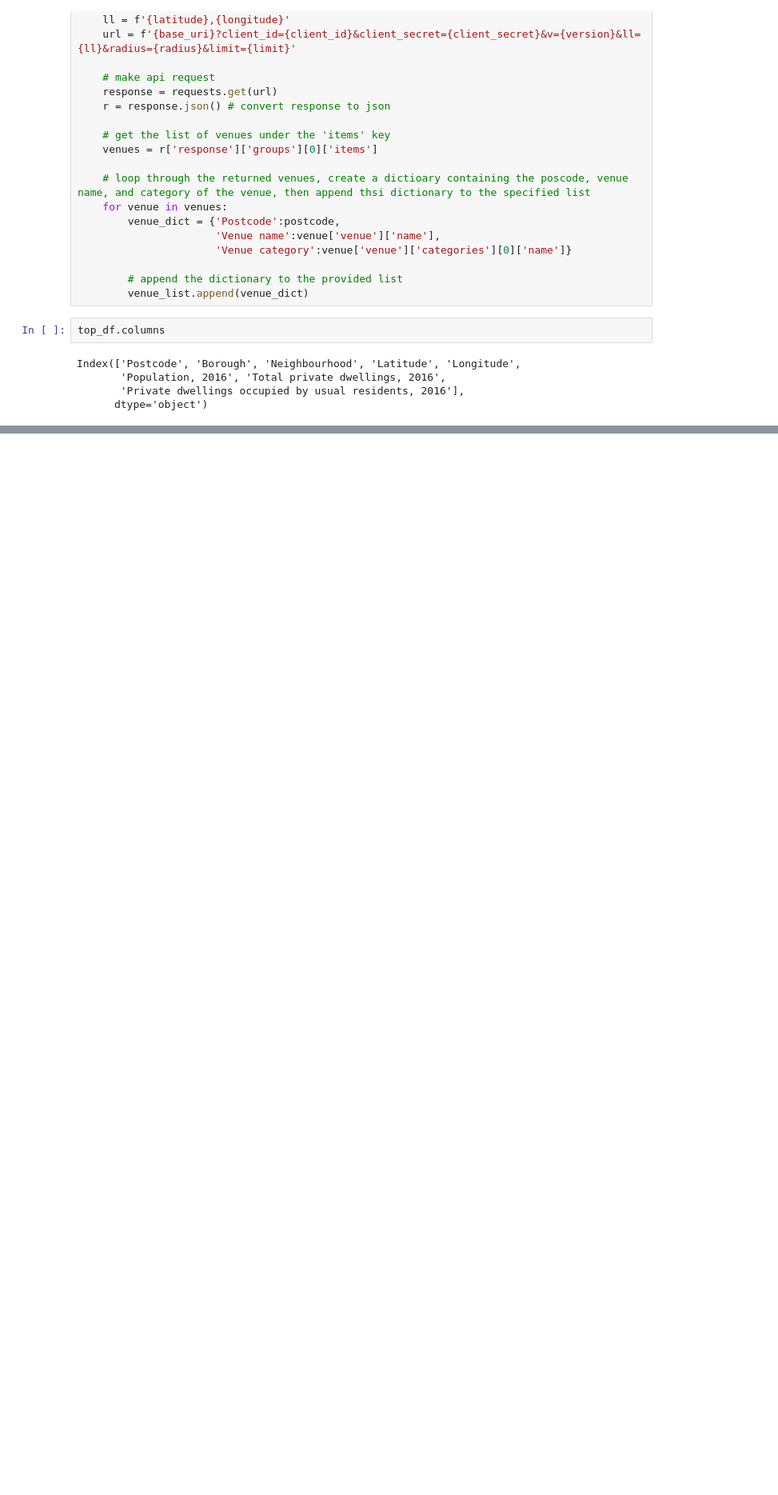
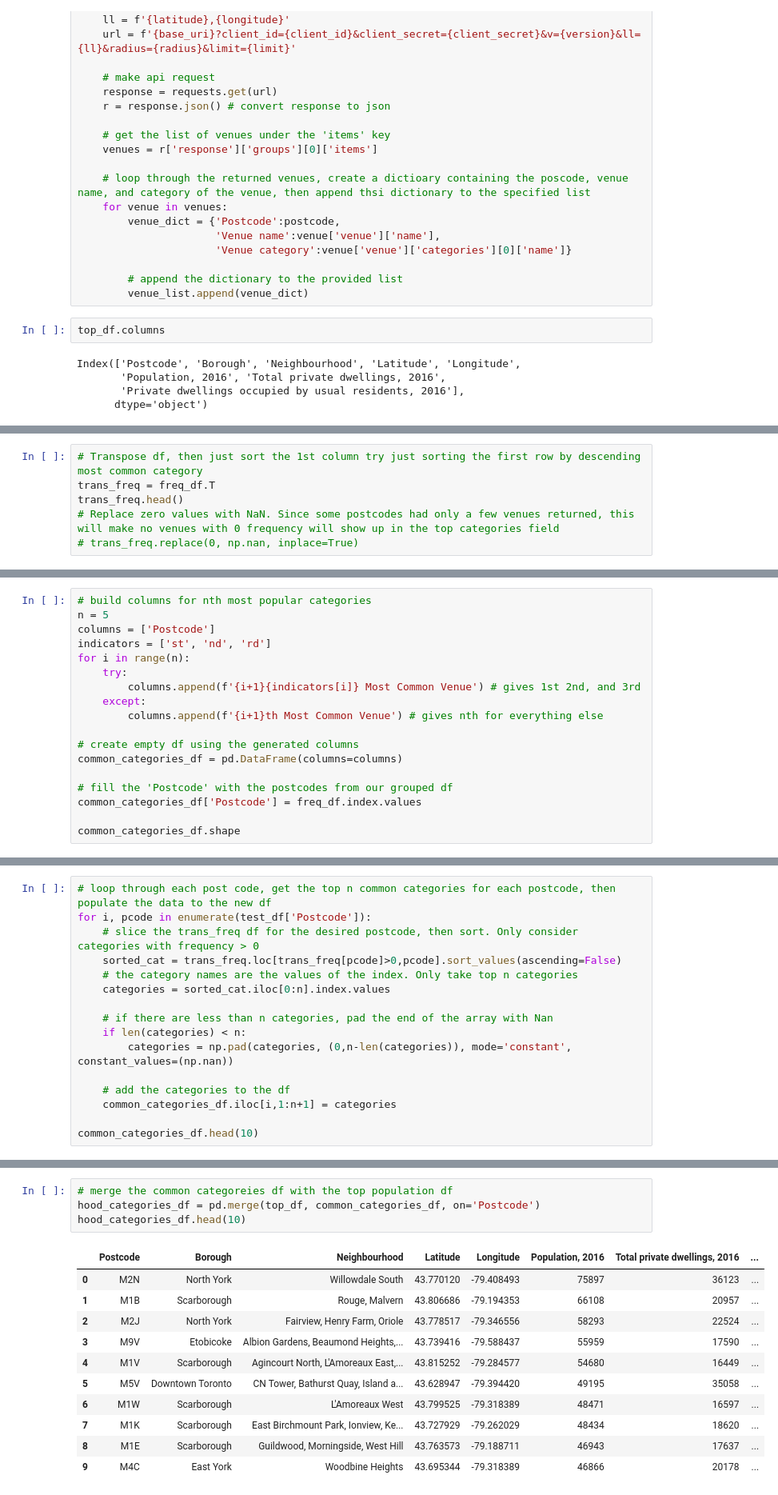
Before and after one commit to Ajstanley89/Battle-of-the-Neighborhoods, a Jupyter notebook: Clustering Toronto Neighborhoods.ipynb, the cells around one changed output, grey strips where cells are left out. Shown: that part at 80% size. Cells and saved outputs as stored; diff of their text form; blank space fills up the shorter version.

```diff
--- a/Clustering Toronto Neighborhoods.ipynb
+++ b/Clustering Toronto Neighborhoods.ipynb
@@ -531,0 +551,6 @@ freq_df
+# %%
+# Transpose df, then just sort the 1st column try just sorting the first row by descending most common category
+trans_freq = freq_df.T
+trans_freq.head()
+# Replace zero values with NaN. Since some postcodes had only a few venues returned, this will make no venues with 0 frequency will show up in the top categories field
+# trans_freq.replace(0, np.nan, inplace=True)
@@ -531,0 +596,18 @@ freq_df
+# %%
+# build columns for nth most popular categories
+n = 5
+columns = ['Postcode']
+indicators = ['st', 'nd', 'rd']
+for i in range(n):
+    try:
+        columns.append(f'{i+1}{indicators[i]} Most Common Venue') # gives 1st 2nd, and 3rd
+    except:
+        columns.append(f'{i+1}th Most Common Venue') # gives nth for everything else
+
+# create empty df using the generated columns
+common_categories_df = pd.DataFrame(columns=columns)
+
+# fill the 'Postcode' with the postcodes from our grouped df
+common_categories_df['Postcode'] = freq_df.index.values
+
+common_categories_df.shape
@@ -531,0 +616,16 @@ freq_df
+# %%
+# loop through each post code, get the top n common categories for each postcode, then populate the data to the new df
+for i, pcode in enumerate(test_df['Postcode']):
+    # slice the trans_freq df for the desired postcode, then sort. Only consider categories with frequency > 0
+    sorted_cat = trans_freq.loc[trans_freq[pcode]>0,pcode].sort_values(ascending=False)
+    # the category names are the values of the index. Only take top n categories
+    categories = sorted_cat.iloc[0:n].index.values
+
+    # if there are less than n categories, pad the end of the array with Nan
+    if len(categories) < n:
+        categories = np.pad(categories, (0,n-len(categories)), mode='constant', constant_values=(np.nan))
+
+    # add the categories to the df
+    common_categories_df.iloc[i,1:n+1] = categories
+
+common_categories_df.head(10)
@@ -531,0 +644,16 @@ freq_df
+# %%
+# merge the common categoreies df with the top population df
+hood_categories_df = pd.merge(top_df, common_categories_df, on='Postcode')
+hood_categories_df.head(10)
+# %% [output]
+|  | Postcode | Borough | Neighbourhood | Latitude | Longitude | Population, 2016 | Total private dwellings, 2016 | ... |
+| 0 | M2N | North York | Willowdale South | 43.770120 | -79.408493 | 75897 | 36123 | ... |
+| 1 | M1B | Scarborough | Rouge, Malvern | 43.806686 | -79.194353 | 66108 | 20957 | ... |
+| 2 | M2J | North York | Fairview, Henry Farm, Oriole | 43.778517 | -79.346556 | 58293 | 22524 | ... |
+| 3 | M9V | Etobicoke | Albion Gardens, Beaumond Heights,... | 43.739416 | -79.588437 | 55959 | 17590 | ... |
+| 4 | M1V | Scarborough | Agincourt North, L'Amoreaux East,... | 43.815252 | -79.284577 | 54680 | 16449 | ... |
+| 5 | M5V | Downtown Toronto | CN Tower, Bathurst Quay, Island a... | 43.628947 | -79.394420 | 49195 | 35058 | ... |
+| 6 | M1W | Scarborough | L'Amoreaux West | 43.799525 | -79.318389 | 48471 | 16597 | ... |
+| 7 | M1K | Scarborough | East Birchmount Park, Ionview, Ke... | 43.727929 | -79.262029 | 48434 | 18620 | ... |
+| 8 | M1E | Scarborough | Guildwood, Morningside, West Hill | 43.763573 | -79.188711 | 46943 | 17637 | ... |
+| 9 | M4C | East York | Woodbine Heights | 43.695344 | -79.318389 | 46866 | 20178 | ... |
```
Also changed, not shown: parts of 24 cells of this notebook.
